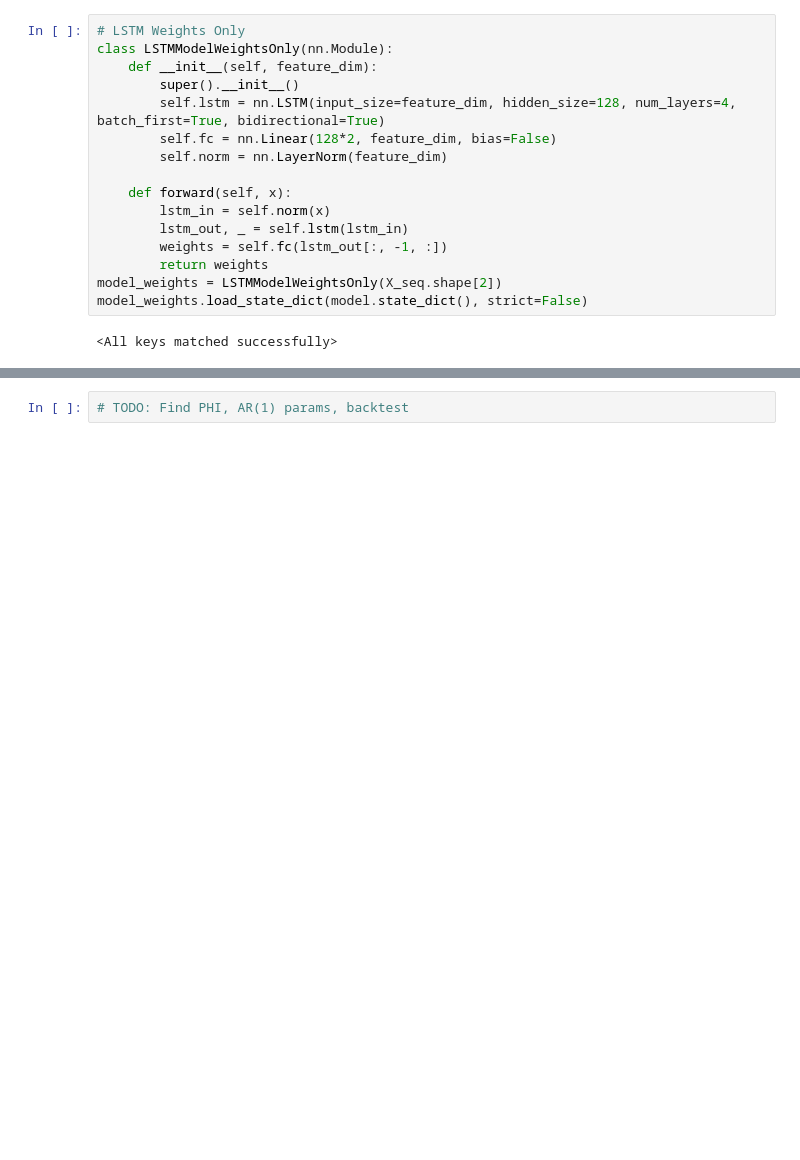
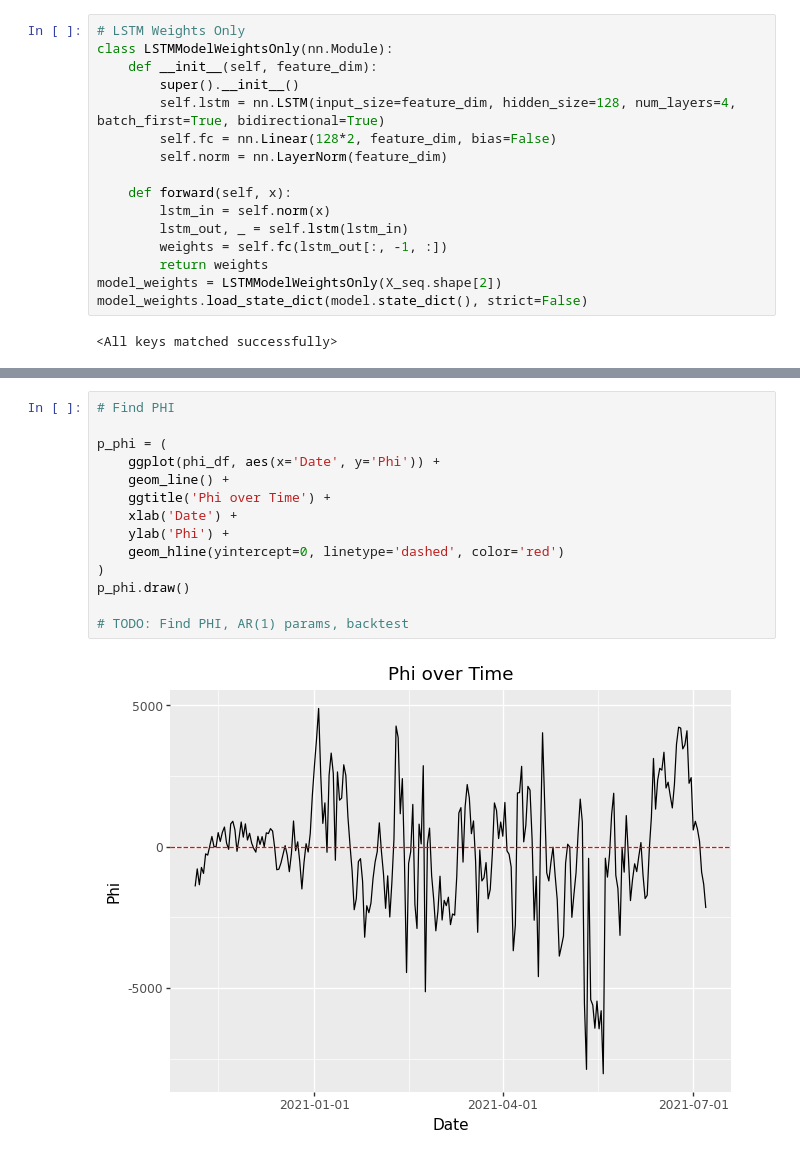
Before and after one commit to psmith2003/Synthetic-Statistical-Arbitrage, a Jupyter notebook: gradient_weights.ipynb, the cells around one changed output, grey strips where cells are left out. Drawn from its saved outputs; the diff is of its cells as text; blank space fills up the shorter version.

Commit message:
visualize lstm's phi

```diff
--- a/gradient_weights.ipynb
+++ b/gradient_weights.ipynb
@@ -566,2 +566,16 @@ p_test.draw()
 # %%
+# Find PHI
+
+p_phi = (
+    ggplot(phi_df, aes(x='Date', y='Phi')) +
+    geom_line() +
+    ggtitle('Phi over Time') +
+    xlab('Date') +
+    ylab('Phi') +
+    geom_hline(yintercept=0, linetype='dashed', color='red')
+)
+p_phi.draw()
+
 # TODO: Find PHI, AR(1) params, backtest
+# %% [output]
+[figure, added]
```
Also changed, not shown: parts of 5 cells of this notebook.
